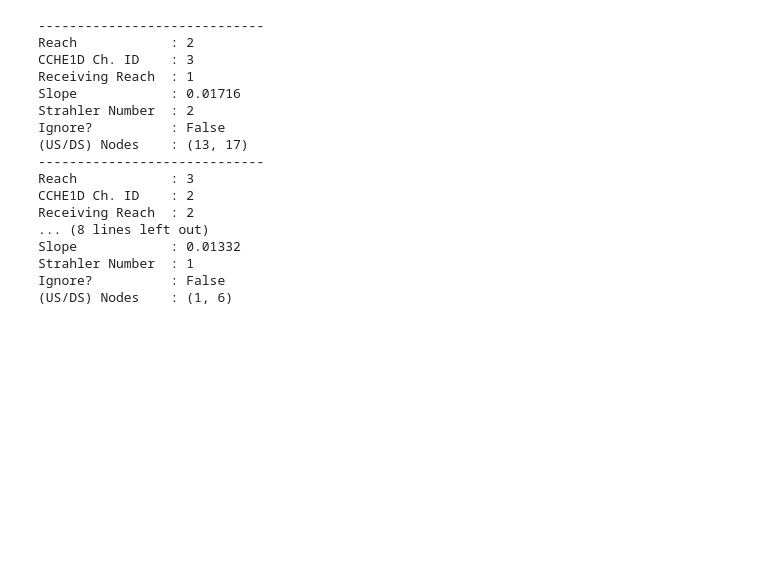
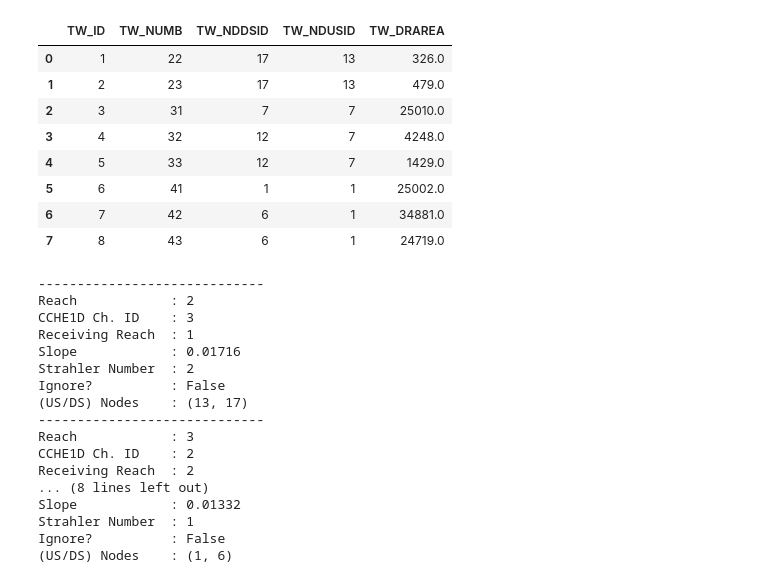
Before and after one commit to LucRSquared/topagnps2cche1d, a Jupyter notebook: notebooks_and_scripts/test_objected_oriented_watershed.ipynb, the cells around one changed output. Saved outputs shown, nothing was run; the diff lists cells and outputs as text; code cells hidden in the pictures; blank space fills up the shorter version.

```diff
--- a/notebooks_and_scripts/test_objected_oriented_watershed.ipynb
+++ b/notebooks_and_scripts/test_objected_oriented_watershed.ipynb
@@ -38,3 +112,15 @@ watershed.assign_cross_section_to_all_points()
+# %%
+df_tw
+# %% [output]
+|  | TW_ID | TW_NUMB | TW_NDDSID | TW_NDUSID | TW_DRAREA |
+| 0 | 1 | 22 | 17 | 13 | 326.0 |
+| 1 | 2 | 23 | 17 | 13 | 479.0 |
+| 2 | 3 | 31 | 7 | 7 | 25010.0 |
+| 3 | 4 | 32 | 12 | 7 | 4248.0 |
+| 4 | 5 | 33 | 12 | 7 | 1429.0 |
+| 5 | 6 | 41 | 1 | 1 | 25002.0 |
+| 6 | 7 | 42 | 6 | 1 | 34881.0 |
+| 7 | 8 | 43 | 6 | 1 | 24719.0 |
 # %%
 reaches = watershed.reaches
 for reach in reaches.values():
```
Also changed, not shown: parts of 19 cells of this notebook, 1 other file.
